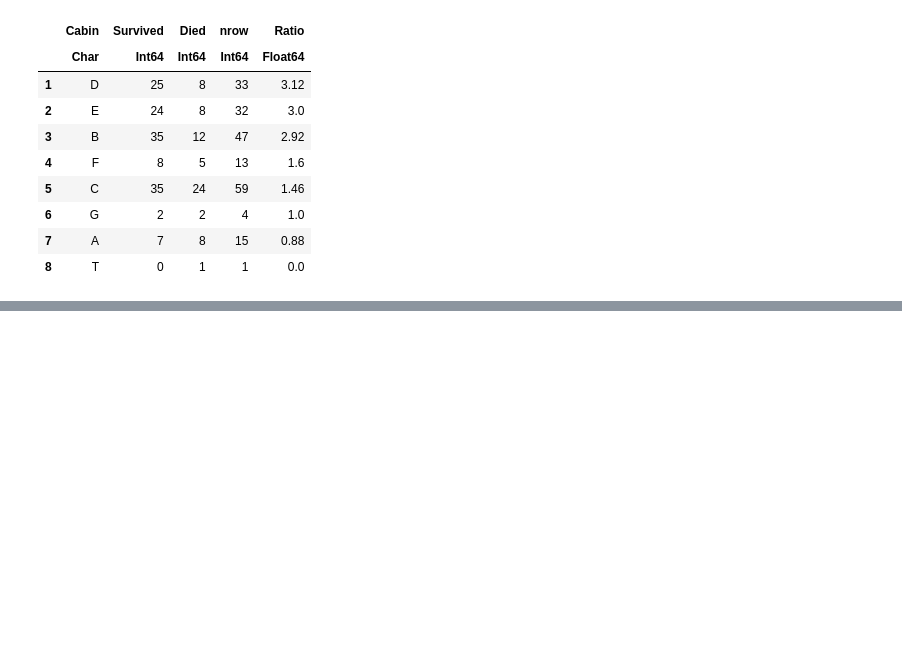
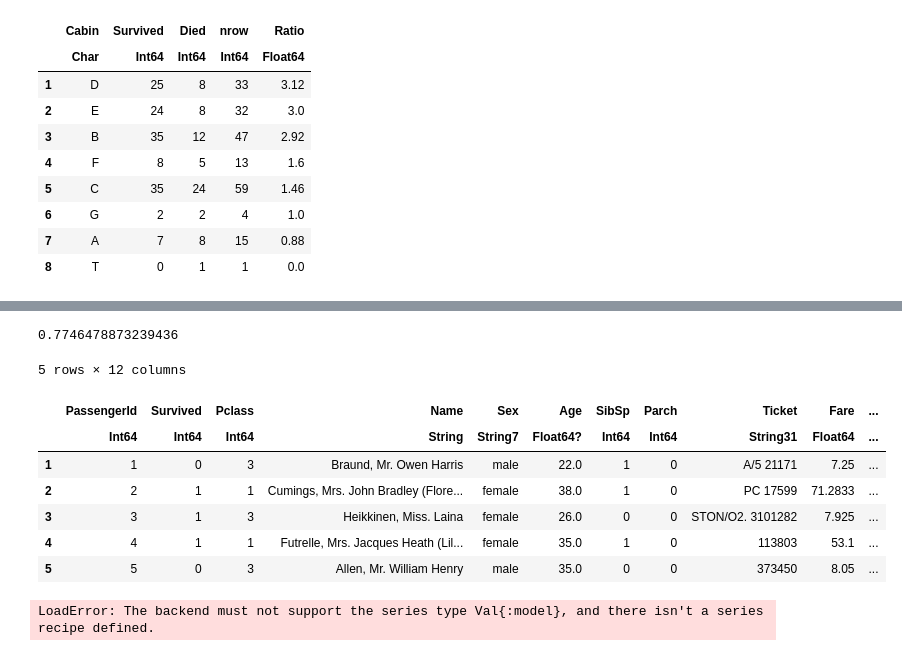
Before and after one commit to Muresan73/Kaggle-experiments, a Jupyter notebook: Titanic/titanic.ipynb, the cells around one changed output, grey strips where cells are left out. Saved outputs shown, nothing was run; the diff lists cells and outputs as text; code cells hidden in the pictures; blank space fills up the shorter version.

```diff
--- a/Titanic/titanic.ipynb
+++ b/Titanic/titanic.ipynb
@@ -188,0 +199,4 @@ cabin.Cabin = getindex.(cabin[:,:Cabin],1)
+# %%
+df.FamilySize = df.SibSp .+ df.Parch
+family_df = df[:, Not([:SibSp,:Parch])]
+first(family_df)
@@ -188,0 +291,23 @@ cabin.Cabin = getindex.(cabin[:,:Cabin],1)
+# %%
+a = DataFrame(Ref=test[:,:Survived],Pred= round.(pred))
+all = nrow(a)
+good = count(a.Ref .== a.Pred)
+good/all
+# %% [output]
+0.7746478873239436
+# %%
+first(df,5)
+# %% [output]
+5 rows × 12 columns
+|  | PassengerId | Survived | Pclass | Name | Sex | Age | SibSp | Parch | Ticket | Fare | ... |
+|  | Int64 | Int64 | Int64 | String | String7 | Float64? | Int64 | Int64 | String31 | Float64 | ... |
+| 1 | 1 | 0 | 3 | Braund, Mr. Owen Harris | male | 22.0 | 1 | 0 | A/5 21171 | 7.25 | ... |
+| 2 | 2 | 1 | 1 | Cumings, Mrs. John Bradley (Flore... | female | 38.0 | 1 | 0 | PC 17599 | 71.2833 | ... |
+| 3 | 3 | 1 | 3 | Heikkinen, Miss. Laina | female | 26.0 | 0 | 0 | STON/O2. 3101282 | 7.925 | ... |
+| 4 | 4 | 1 | 1 | Futrelle, Mrs. Jacques Heath (Lil... | female | 35.0 | 1 | 0 | 113803 | 53.1 | ... |
+| 5 | 5 | 0 | 3 | Allen, Mr. William Henry | male | 35.0 | 0 | 0 | 373450 | 8.05 | ... |
+# %%
+using Plots
+plot(test.Age, predict(model), seriestype = :model)
+# %% [output]
+LoadError: The backend must not support the series type Val{:model}, and there isn't a series recipe defined.
```
Also changed, not shown: parts of 18 cells of this notebook, 3 other files.
